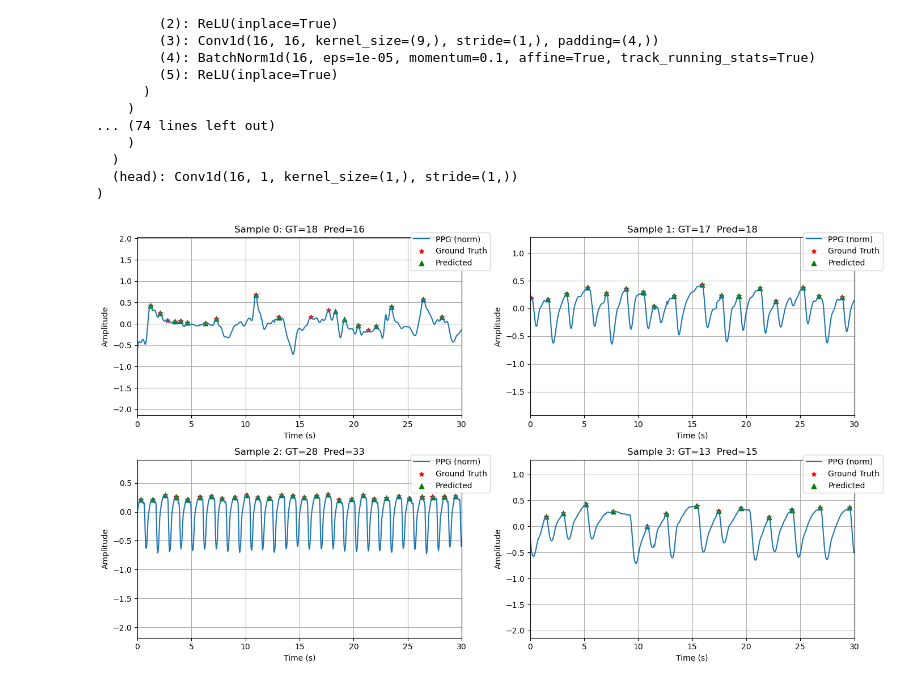
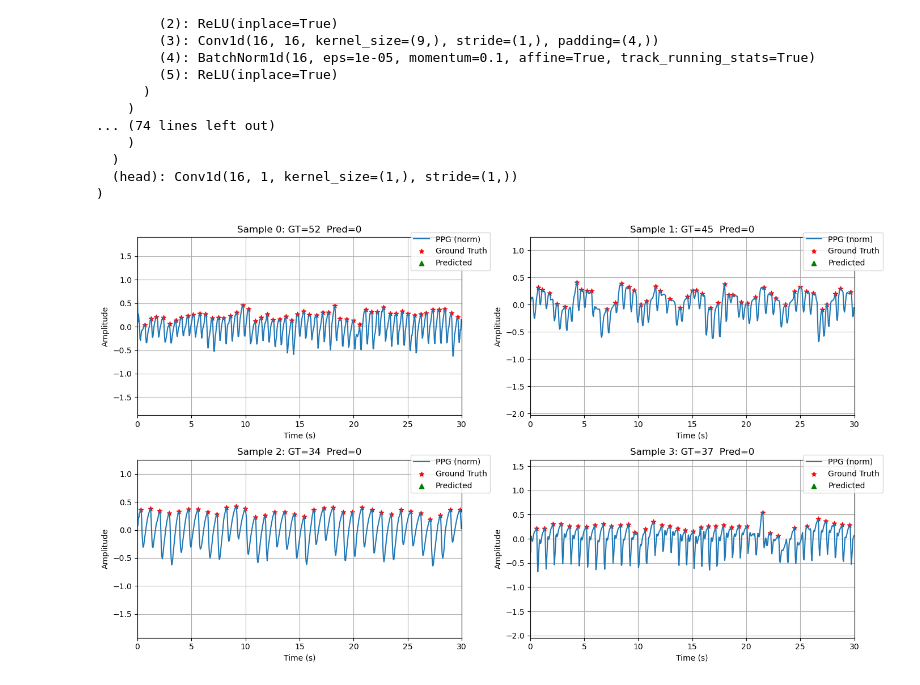
Before and after one commit to ShayanRiyaz/Heart_Rhythm_Analysis, a Jupyter notebook: notebooks/step_2_ppg_peak_detection_no_gt.ipynb, the cells around one changed output. Saved outputs shown, nothing was run; the diff lists cells and outputs as text; code cells hidden in the pictures.

```diff
--- a/notebooks/step_2_ppg_peak_detection_no_gt.ipynb
+++ b/notebooks/step_2_ppg_peak_detection_no_gt.ipynb
@@ -460,14 +449,14 @@ print('Checkpoint saved.')
 Checkpoint saved.
 # %%
 FOLDER_PATH = 'length_full'
-TEST_PATH = os.path.join('../data','processed',FOLDER_PATH,'test_ds.h5')  # update if your file lives elsewhere
+TEST_PATH = os.path.join('../data','development_dataset',FOLDER_PATH,'test_datasett.h5')  # update if your file lives elsewhere
 
-CKPT     = os.path.join('../trained_model/checkpoints/',f'ckpt_epoch_nn_w_rl2_{85}.pth')
-if not os.path.exists(TEST_LOADER_PATH):
-    test_ds = PPGWindow(TEST_PATH,best_config=best_config,scale_type=scale_type)
-    torch.save(test_ds,TEST_LOADER_PATH)
-else:
-    test_ds = torch.load(TEST_LOADER_PATH,weights_only=False)
+CKPT     = os.path.join('../trained_model/checkpoints/conv1dnet_d0.1/ckpt_epoch_conv1dnet_d0.1_105.pth')
+# if not os.path.exists(TEST_LOADER_PATH):
+test_ds = PPGWindow(TEST_PATH)
+torch.save(test_ds,TEST_LOADER_PATH)
+# else:
+    # test_ds = torch.load(TEST_LOADER_PATH,weights_only=False)
 
 test_loader = DataLoader(test_ds, batch_size=BATCH, shuffle=True, num_workers=0, pin_memory=False)
 
@@ -495,73 +484,60 @@ UNet1D(
   (head): Conv1d(16, 1, kernel_size=(1,), stride=(1,))
 )
 # %%
-THRESH   = 0.7         # probability cut‑off for “peak”
+THRESH   = 0.8        # probability cut‑off for “peak”
 xb, yb, orig,_ = next(iter(test_loader))     # xb: (B,1,L), yb: (B,L), orig:(B,1,L)
 xb, yb, orig = xb.to(device), yb.to(device), orig  # orig can stay on CPU
 
 yb_cpu = yb.cpu().numpy()          # shape (B, L)
 
 B, _, L = xb.shape
-t = np.arange(L) / FS  # common time axis, shape (L,)
-# print(t)
-# How many to plot
+t = np.arange(L) / FS
 
 n_plot = min(4, B)
 cols   = math.ceil(math.sqrt(n_plot))
 rows   = math.ceil(n_plot / cols)
 fig, axes = plt.subplots(rows, cols, figsize=(cols*7, rows*4), squeeze=False)
 
-# fig2, axes2 = plt.subplots(rows, cols, figsize=(cols*7, rows*4), squeeze=False)
 
 for i in range(n_plot):
     ax = axes[i//cols][i%cols]
-    # ax1 = axes2[i//cols][i%cols]
-    # 1) model forward only this window
-
-    # 1) raw 625‐point window
     original_window = orig[i,0].numpy()   # shape (L,)
-    # if you had inverted sign elsewhere:
     original_window = -original_window
 
-    # 2) normalized window
     window_norm = xb[i,0].cpu().numpy()   # shape (L,)
-    # if you invert:
     window_norm = -window_norm
 
-    # 3) model prediction for this window
     inp  = xb[i:i+1].to(device)            # shape (1,1,L)
-    # print(inp)
     with torch.no_grad():
         prob = torch.sigmoid(model(inp))[0]  # shape (L,)
     prob_np    = prob.cpu().numpy()
     peaks_pred = np.where(prob_np > THRESH)[0]
 
     # 4) ground‑truth peaks from yb
     gt_peaks = np.where(yb_cpu[i] > 0)[0]
     # 5) now plot
-    # ax.plot(t, original_window, label='PPG (raw)', alpha=0.7)
     ax.plot(t, window_norm,label='PPG (norm)', linestyle='-')
     ax.scatter(t[gt_peaks], window_norm[gt_peaks],
                c='r', marker='*', label='Ground Truth')
     ax.scatter(t[peaks_pred], window_norm[peaks_pred],
                c='g', marker='^', label='Predicted')
 
 
     ax.set_title(f"Sample {i}: GT={len(gt_peaks)}  Pred={len(peaks_pred)}")
     ax.set_xlim(0, WIN_SEC)
     ax.set_ylim(np.min(window_norm)*3, np.max(window_norm)*3)
     ax.set_xlabel("Time (s)")
     ax.set_ylabel("Amplitude")
     ax.legend(loc='upper right',bbox_to_anchor=(1.1, 1.05))
     ax.grid()
 
 
     # ax1.hist(np.diff(t[peaks_pred]))
 
 plt.tight_layout()
 plt.show()
 # %% [output]
-[figure, old version]
+[figure, new version]
 # %%
 
 print('Ground Truth Peak Positions: \t', gt_peaks)
```
Also changed, not shown: parts of 12 cells of this notebook, 6 other files.
